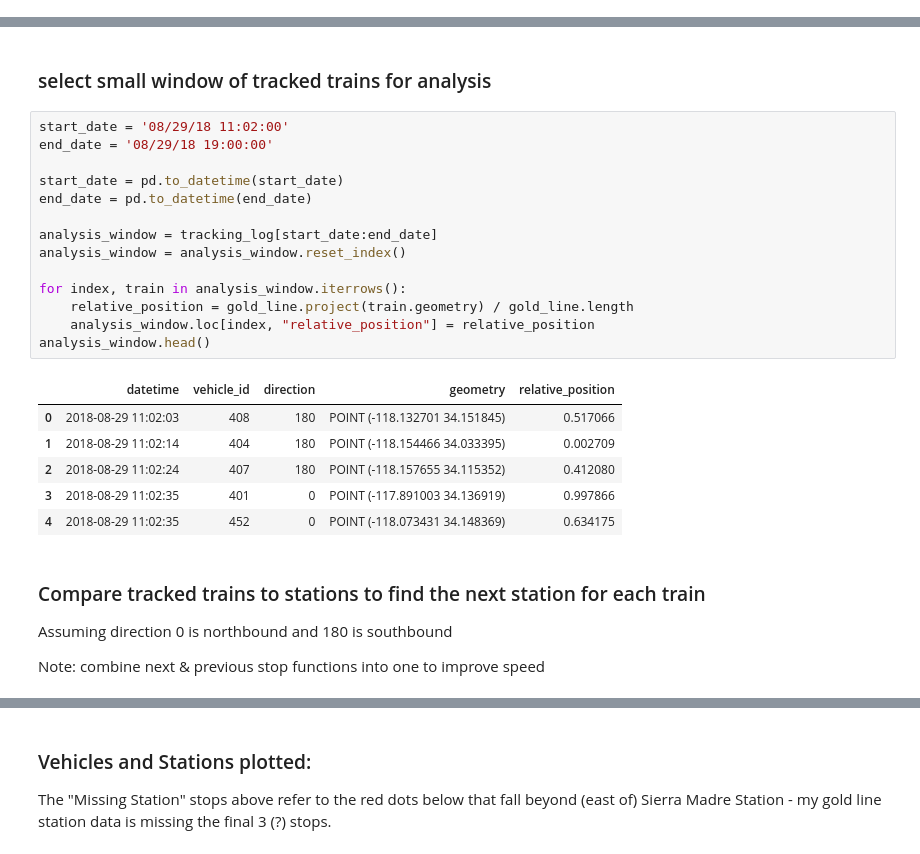
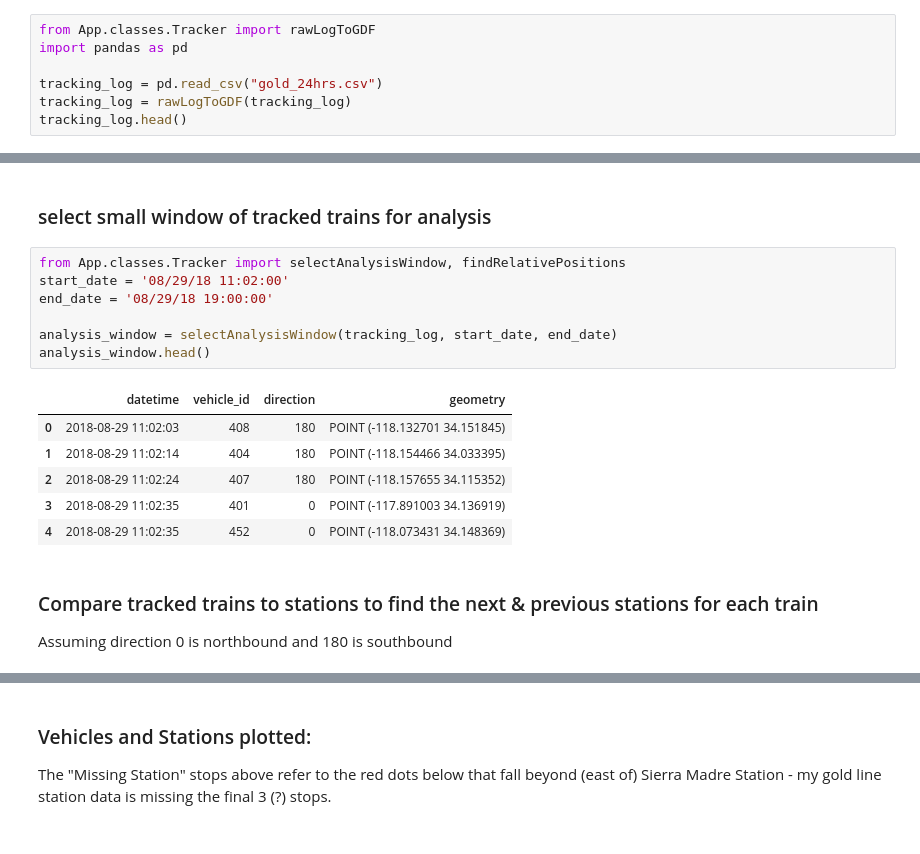
Before and after one commit to metro-ontime/analysis--deprecated, a Jupyter notebook: position_tracker.ipynb, the cells around one changed output, grey strips where cells are left out. Saved outputs shown, nothing was run; the diff lists cells and outputs as text.

Commit message:
abstracting out tracking functions to library

```diff
--- a/position_tracker.ipynb
+++ b/position_tracker.ipynb
@@ -56,0 +31,7 @@ tracking_log = gpd.GeoDataFrame(tracking_log[['vehicle_id', 'direction']], crs =
+# %%
+from App.classes.Tracker import rawLogToGDF
+import pandas as pd
+
+tracking_log = pd.read_csv("gold_24hrs.csv")
+tracking_log = rawLogToGDF(tracking_log)
+tracking_log.head()
@@ -57,28 +46,19 @@ tracking_log = gpd.GeoDataFrame(tracking_log[['vehicle_id', 'direction']], crs =
 # %% [markdown]
 ### select small window of tracked trains for analysis
 # %%
+from App.classes.Tracker import selectAnalysisWindow, findRelativePositions
 start_date = '08/29/18 11:02:00'
 end_date = '08/29/18 19:00:00'
 
-start_date = pd.to_datetime(start_date)
-end_date = pd.to_datetime(end_date)
-
-analysis_window = tracking_log[start_date:end_date]
-analysis_window = analysis_window.reset_index()
-
-for index, train in analysis_window.iterrows():
-    relative_position = gold_line.project(train.geometry) / gold_line.length
-    analysis_window.loc[index, "relative_position"] = relative_position
+analysis_window = selectAnalysisWindow(tracking_log, start_date, end_date)
 analysis_window.head()
 # %% [output]
-|  | datetime | vehicle_id | direction | geometry | relative_position |
-| 0 | 2018-08-29 11:02:03 | 408 | 180 | POINT (-118.132701 34.151845) | 0.517066 |
-| 1 | 2018-08-29 11:02:14 | 404 | 180 | POINT (-118.154466 34.033395) | 0.002709 |
-| 2 | 2018-08-29 11:02:24 | 407 | 180 | POINT (-118.157655 34.115352) | 0.412080 |
-| 3 | 2018-08-29 11:02:35 | 401 | 0 | POINT (-117.891003 34.136919) | 0.997866 |
-| 4 | 2018-08-29 11:02:35 | 452 | 0 | POINT (-118.073431 34.148369) | 0.634175 |
+|  | datetime | vehicle_id | direction | geometry |
+| 0 | 2018-08-29 11:02:03 | 408 | 180 | POINT (-118.132701 34.151845) |
+| 1 | 2018-08-29 11:02:14 | 404 | 180 | POINT (-118.154466 34.033395) |
+| 2 | 2018-08-29 11:02:24 | 407 | 180 | POINT (-118.157655 34.115352) |
+| 3 | 2018-08-29 11:02:35 | 401 | 0 | POINT (-117.891003 34.136919) |
+| 4 | 2018-08-29 11:02:35 | 452 | 0 | POINT (-118.073431 34.148369) |
 # %% [markdown]
-### Compare tracked trains to stations to find the next station for each train
+### Compare tracked trains to stations to find the next & previous stations for each train
 Assuming direction 0 is northbound and 180 is southbound
-
-Note: combine next & previous stop functions into one to improve speed
```
Also changed, not shown: parts of 8 cells of this notebook, 2 other files.
